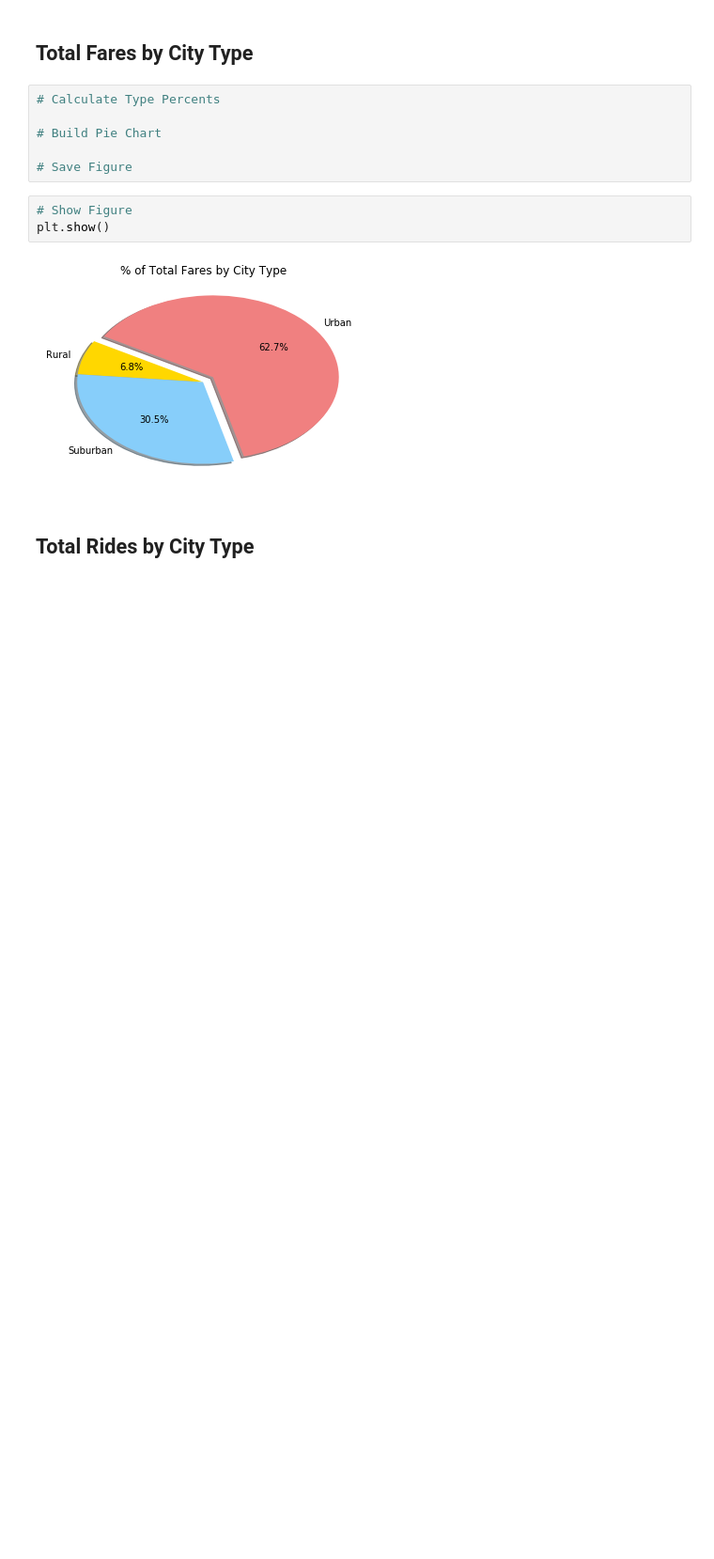
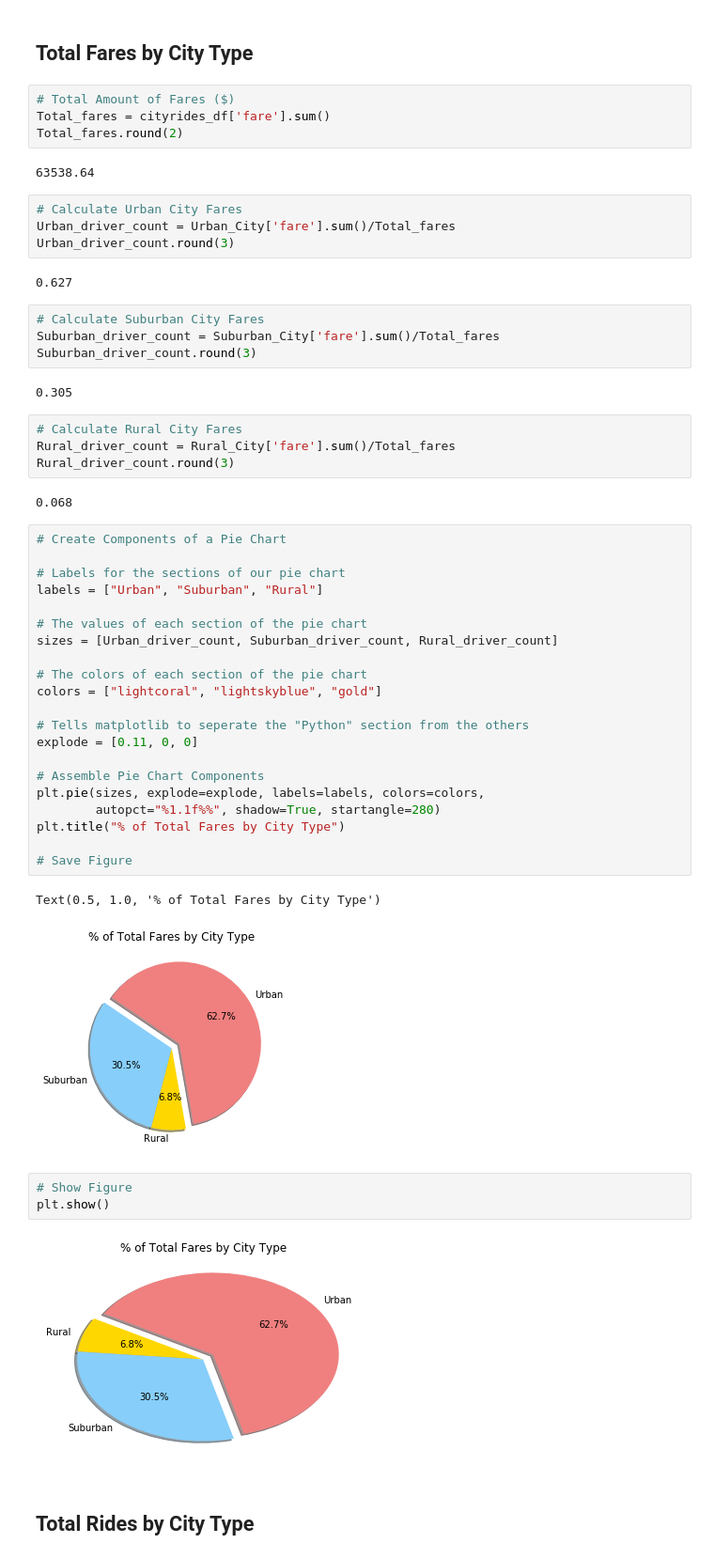
Before and after one commit to crfranch/matplotlib-challenge, a Jupyter notebook: 05-Matplotlib/Instructions/Pyber/pyber_starter.ipynb, the cells around one changed output. Shown: that part at 94% size. Cells and saved outputs as stored; diff of their text form; blank space fills up the shorter version.

```diff
--- a/05-Matplotlib/Instructions/Pyber/pyber_starter.ipynb
+++ b/05-Matplotlib/Instructions/Pyber/pyber_starter.ipynb
@@ -92,11 +82,53 @@ plt.show()
 # %% [markdown]
 ## Total Fares by City Type
-# %%
-# Calculate Type Percents
-
-# Build Pie Chart
-
-# Save Figure
+# %%
+# Total Amount of Fares ($)
+Total_fares = cityrides_df['fare'].sum()
+Total_fares.round(2)
+# %% [output]
+63538.64
+# %%
+# Calculate Urban City Fares
+Urban_driver_count = Urban_City['fare'].sum()/Total_fares
+Urban_driver_count.round(3)
+# %% [output]
+0.627
+# %%
+# Calculate Suburban City Fares
+Suburban_driver_count = Suburban_City['fare'].sum()/Total_fares
+Suburban_driver_count.round(3)
+# %% [output]
+0.305
+# %%
+# Calculate Rural City Fares
+Rural_driver_count = Rural_City['fare'].sum()/Total_fares
+Rural_driver_count.round(3)
+# %% [output]
+0.068
+# %%
+# Create Components of a Pie Chart
+
+# Labels for the sections of our pie chart
+labels = ["Urban", "Suburban", "Rural"]
+
+# The values of each section of the pie chart
+sizes = [Urban_driver_count, Suburban_driver_count, Rural_driver_count]
+
+# The colors of each section of the pie chart
+colors = ["lightcoral", "lightskyblue", "gold"]
+
+# Tells matplotlib to seperate the "Python" section from the others
+explode = [0.11, 0, 0]
+
+# Assemble Pie Chart Components
+plt.pie(sizes, explode=explode, labels=labels, colors=colors,
+        autopct="%1.1f%%", shadow=True, startangle=280)
+plt.title("% of Total Fares by City Type")
+
+# Save Figure
+# %% [output]
+Text(0.5, 1.0, '% of Total Fares by City Type')
+[figure, added]
 # %%
 # Show Figure
 plt.show()
```
Also changed, not shown: parts of 15 cells of this notebook.
